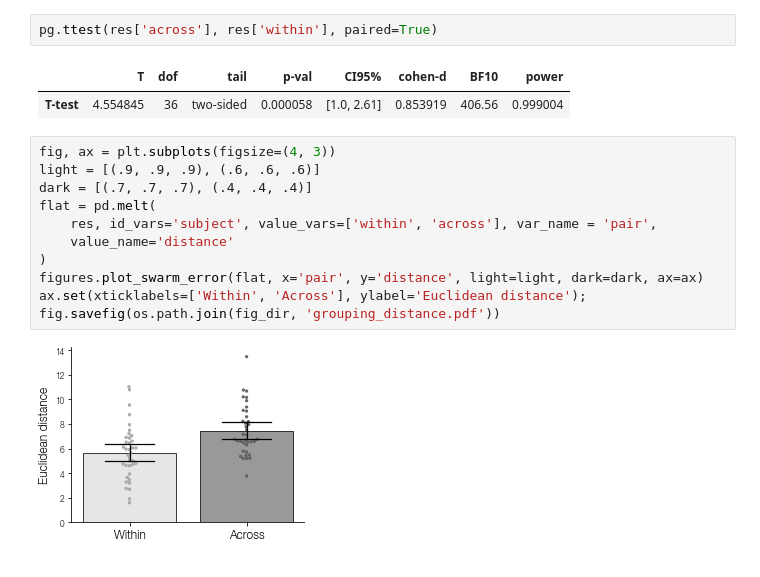
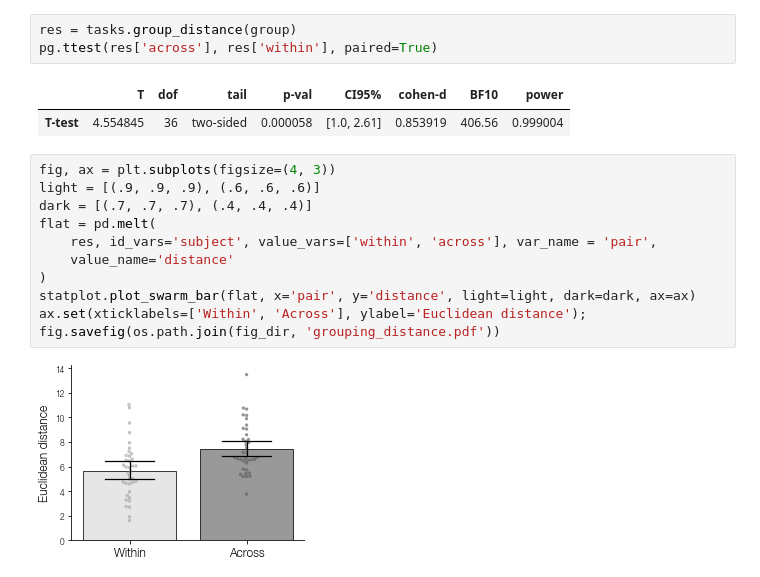
Before and after one commit to prestonlab/tesser, a Jupyter notebook: jupyter/plot_group.ipynb, the cells around one changed output. Drawn from its saved outputs; the diff is of its cells as text.

```diff
--- a/jupyter/plot_group.ipynb
+++ b/jupyter/plot_group.ipynb
@@ -57,4 +39,5 @@ res = pd.DataFrame(
 # %%
+res = tasks.group_distance(group)
 pg.ttest(res['across'], res['within'], paired=True)
 # %% [output]
 |  | T | dof | tail | p-val | CI95% | cohen-d | BF10 | power |
@@ -62,16 +45,16 @@ pg.ttest(res['across'], res['within'], paired=True)
 # %%
 fig, ax = plt.subplots(figsize=(4, 3))
 light = [(.9, .9, .9), (.6, .6, .6)]
 dark = [(.7, .7, .7), (.4, .4, .4)]
 flat = pd.melt(
     res, id_vars='subject', value_vars=['within', 'across'], var_name = 'pair',
     value_name='distance'
 )
-figures.plot_swarm_error(flat, x='pair', y='distance', light=light, dark=dark, ax=ax)
+statplot.plot_swarm_bar(flat, x='pair', y='distance', light=light, dark=dark, ax=ax)
 ax.set(xticklabels=['Within', 'Across'], ylabel='Euclidean distance');
 fig.savefig(os.path.join(fig_dir, 'grouping_distance.pdf'))
 # %% [output]
-[figure, old version]
+[figure, new version]
 # %%
 %load_ext watermark
 %watermark -v -iv
```
Also changed, not shown: parts of 5 cells of this notebook, 1 other file.
